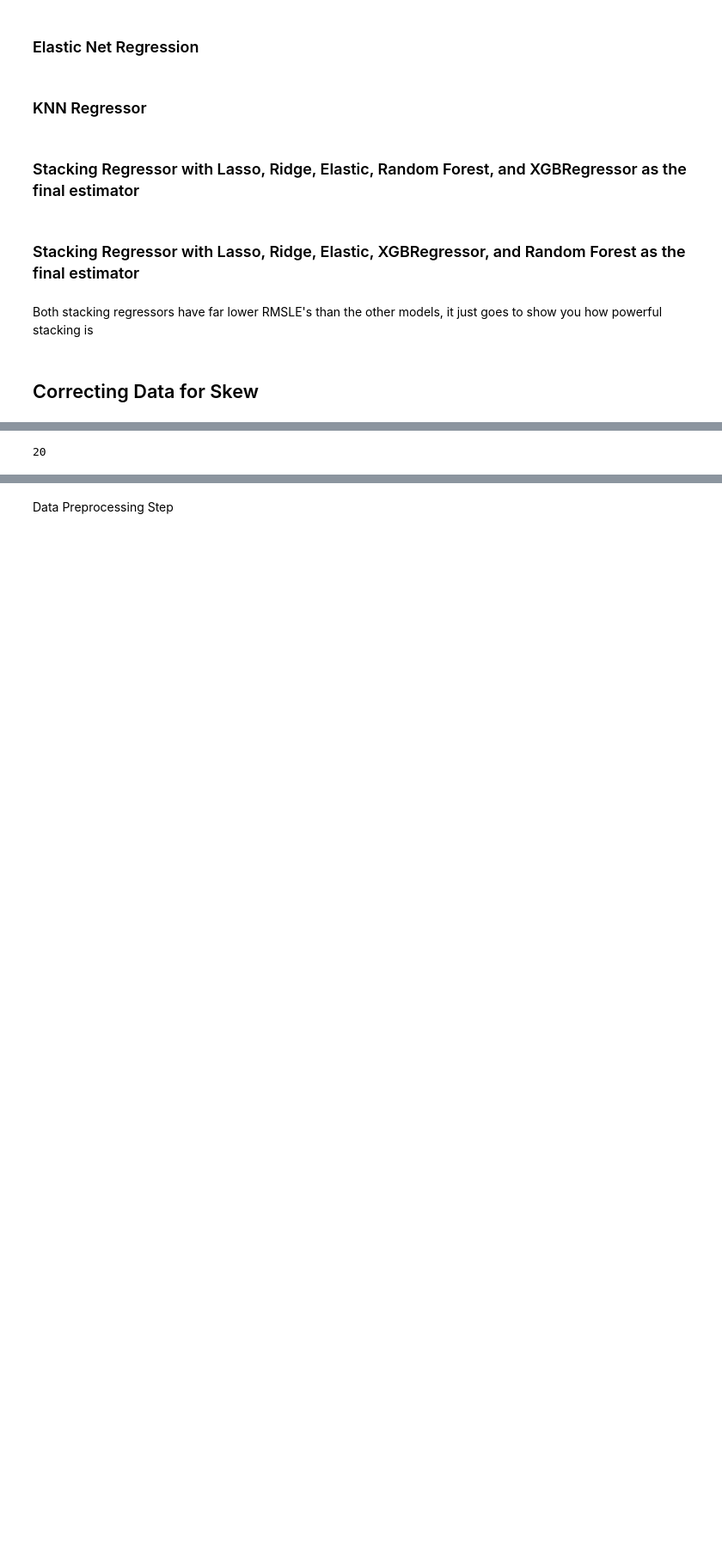
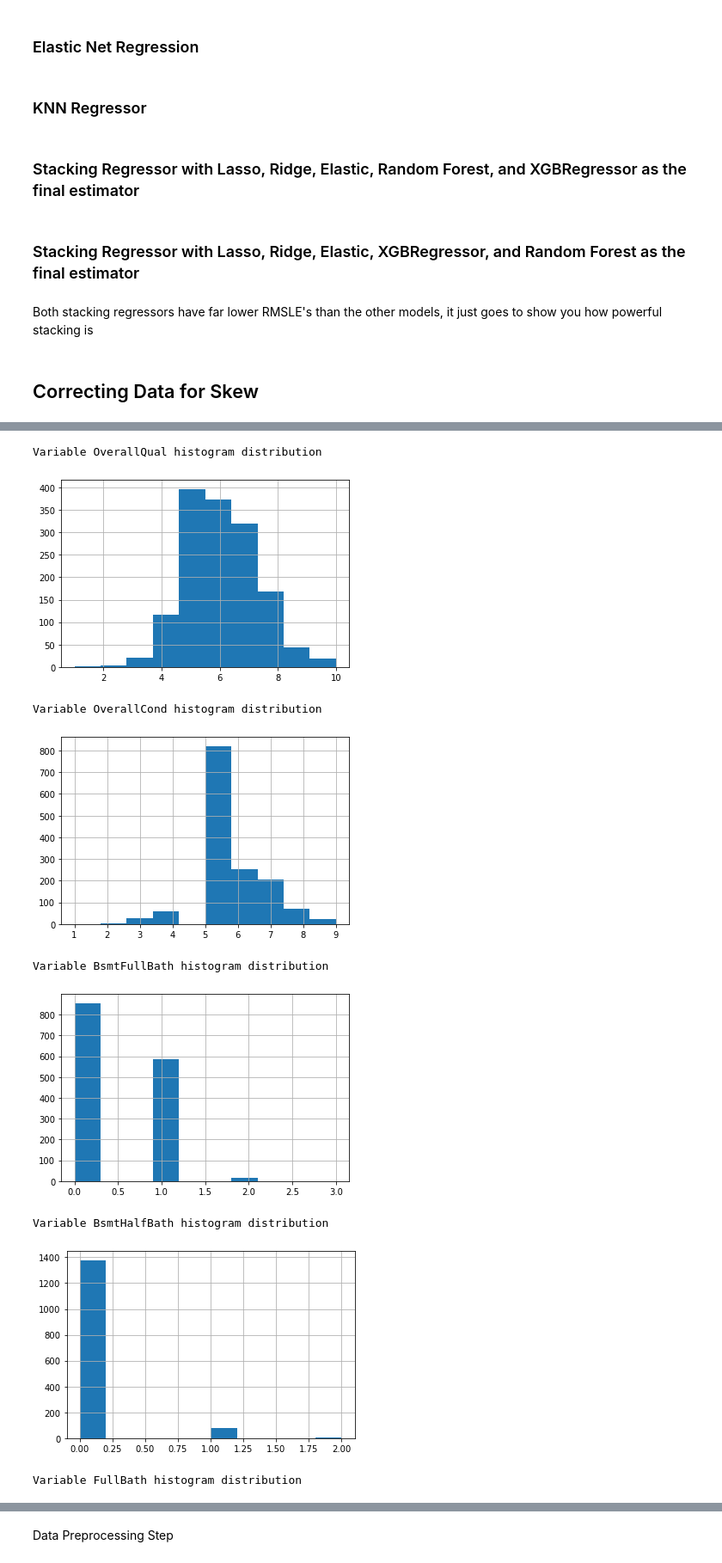
Before and after one commit to AdventurousDataScientist/HousePricingModel, a Jupyter notebook: Base Model.ipynb, the cells around one changed output, grey strips where cells are left out. Shown at 86% size. Drawn from its saved outputs; the diff is of its cells as text; code cells hidden in the pictures; blank space fills up the shorter version.

```diff
--- a/Base Model.ipynb
+++ b/Base Model.ipynb
@@ -563,11 +443,0 @@ remainder = 'passthrough')
-# %%
-skewed_feats = train_low_missing_vals_df[numeric_feats].apply(lambda x: skew(x.dropna())) #compute skewness
-skewed_feats = skewed_feats[skewed_feats > 0.75].index
-skewed_feats = list(set(skewed_feats) - set(['SalePrice']))
-len(set(['LotFrontage', 'LotArea', 'MasVnrArea', 'BsmtFinSF1',
-       'BsmtFinSF2', 'BsmtUnfSF', 'TotalBsmtSF', '1stFlrSF', '2ndFlrSF',
-       'LowQualFinSF', 'GrLivArea', 'BsmtHalfBath', 'KitchenAbvGr',
-       'WoodDeckSF', 'OpenPorchSF', 'EnclosedPorch', '3SsnPorch',
-       'ScreenPorch', 'PoolArea', 'MiscVal']).intersection(set(skewed_feats)))
-# %% [output]
-20
@@ -600,0 +449,21 @@ def data_prep():
+# %%
+categorical_variables, discrete_numerical_variables,\
+continuous_numerical_variables = data_manipulation.get_variables(train_low_missing_vals_df, [], 'Id')
+discrete_numerical_variables = list(set(discrete_numerical_variables) - set(['PoolArea']))
+ind_continuous_variables = list(set(continuous_numerical_variables) - set(['SalePrice', 'LogSalePrice']))
+numerical_variables = continuous_numerical_variables + discrete_numerical_variables
+# %%
+for v in discrete_numerical_variables:
+    print(f'Variable {v} histogram distribution')
+    train_low_missing_vals_df[v].hist()
+    plt.show()
+# %% [output]
+Variable OverallQual histogram distribution
+[figure, added]
+Variable OverallCond histogram distribution
+[figure, added]
+Variable BsmtFullBath histogram distribution
+[figure, added]
+Variable BsmtHalfBath histogram distribution
+[figure, added]
+Variable FullBath histogram distribution
```
Also changed, not shown: parts of 55 cells of this notebook.
